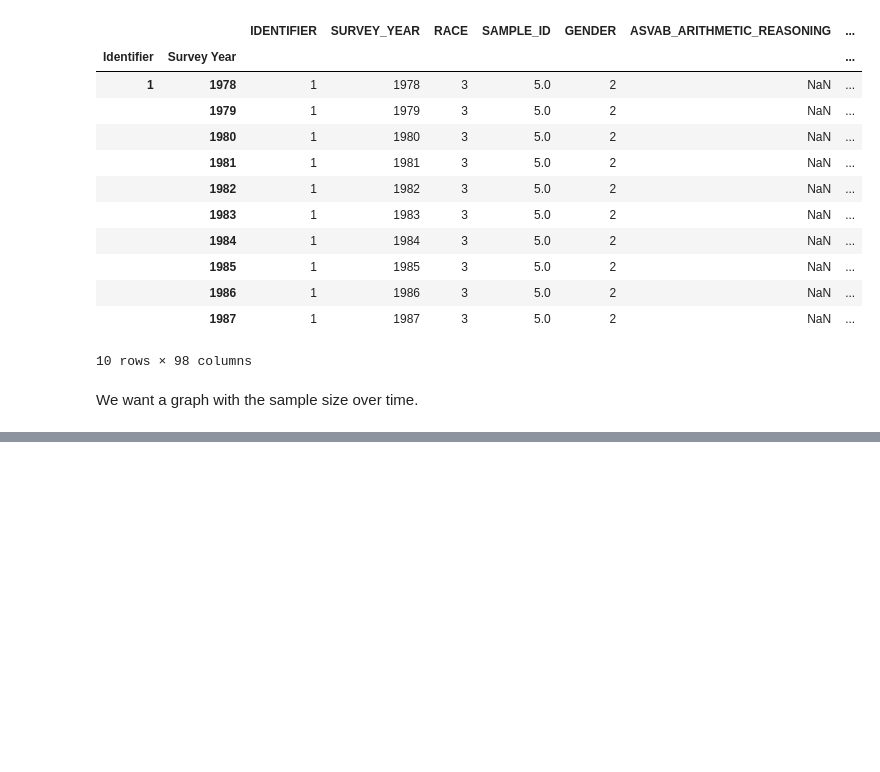
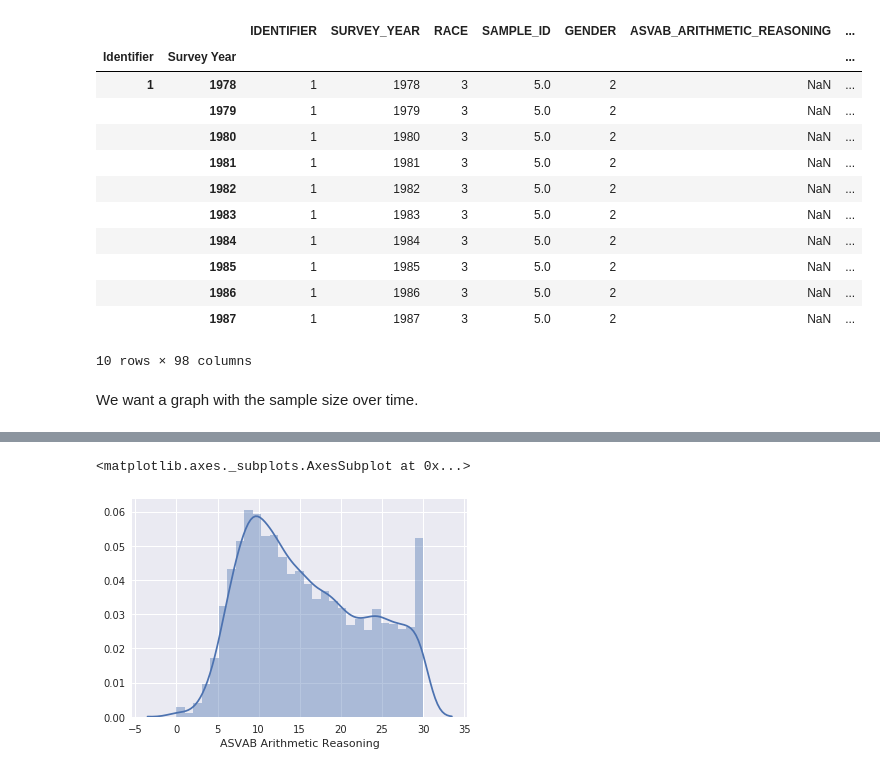
Before and after one commit to OpenSourceEconomics/nlsy-data, a Jupyter notebook: explorations/exploration.ipynb, the cells around one changed output, grey strips where cells are left out. Drawn from its saved outputs; the diff is of its cells as text; code cells hidden in the pictures; blank space fills up the shorter version.

```diff
--- a/explorations/exploration.ipynb
+++ b/explorations/exploration.ipynb
@@ -39,0 +71,9 @@ plt.show()
+# %%
+import seaborn as sns
+dat =  df['ASVAB_ARITHMETIC_REASONING'].loc[:, 1978].dropna()
+
+sns.set(color_codes=True)
+sns.distplot(dat, axlabel='ASVAB Arithmetic Reasoning')
+# %% [output]
+<matplotlib.axes._subplots.AxesSubplot at 0x...>
+[figure, added]
```
Also changed, not shown: parts of 6 cells of this notebook, 15 other files.
